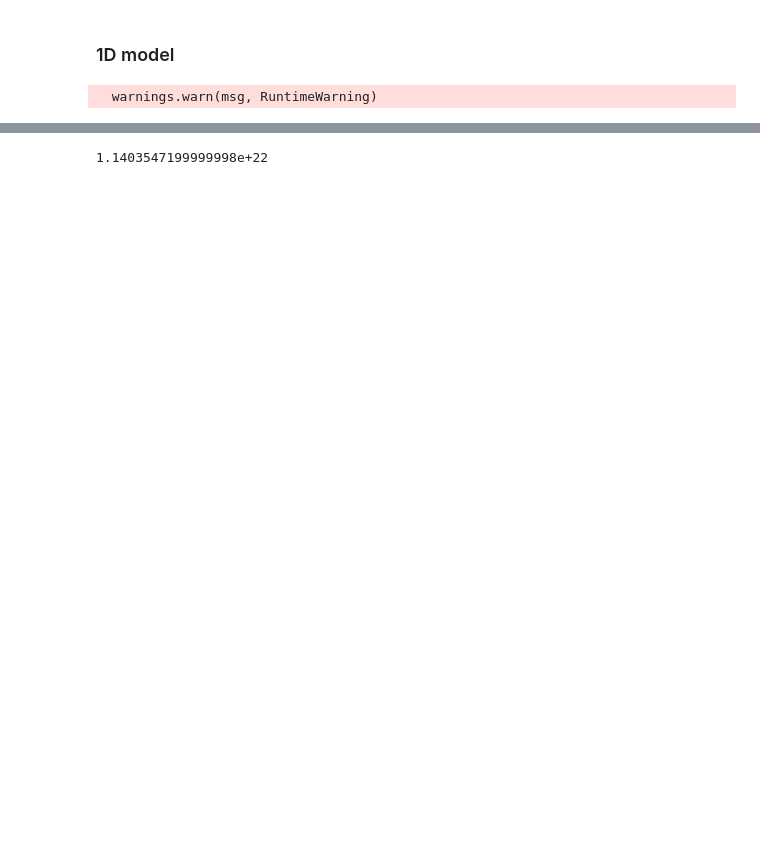
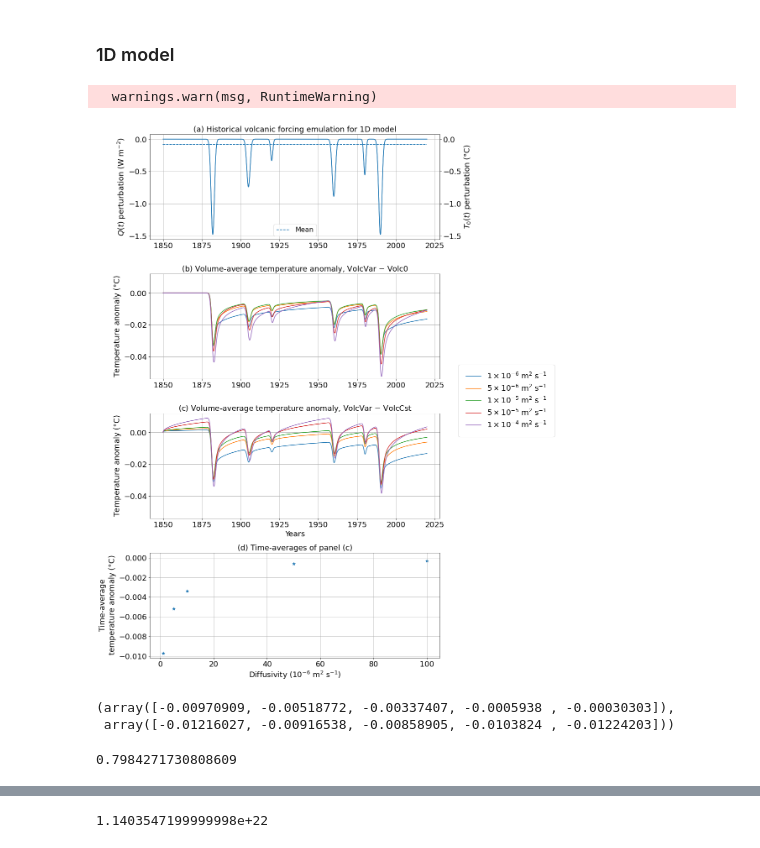
Before and after one commit to mpudig/HonoursThesis, a Jupyter notebook: Figure_code/Fig13.ipynb, the cells around one changed output, grey strips where cells are left out. Drawn from its saved outputs; the diff is of its cells as text; code cells hidden in the pictures; blank space fills up the shorter version.

```diff
--- a/Figure_code/Fig13.ipynb
+++ b/Figure_code/Fig13.ipynb
@@ -27,7 +27,7 @@ mu = 1/(5 * 365 * 86400)
 T_0 = 22.0 # Top temperature for initial condition
 T_b = 5.0 # Bottom temperature for initial condition (this warms up a bit during runs because of the no-flux at bottom condition)
 
-decrease_dz_factor = 0.5
+decrease_dz_factor = 1
 dt = decrease_dz_factor**2 * 10.0 * 86400 # units: s; decrease_dz_factor**2 in order to ensure numerical stability
 dz = decrease_dz_factor * 5.0 # units: m
 
@@ -234,11 +234,11 @@ def eqn(mu, kappa):
 # %%
 ### Run volcanic experiments for different kappas ###
 
-kappas = np.array([1e-6, 2.5e-6, 5e-6, 7.5e-6, 1e-5, 2.5e-5, 5e-5, 1e-4])
+kappas = np.array([1e-6, 5e-6, 1e-5, 5e-5, 1e-4])
 
 # N.B.: For the larger diffusivities to remain numerically stable, need to decrease dt to ensure the Von Neumann stability criterion
 
-spin_up = 500
+spin_up = 100
 years = 170
 
 OHC_volc_var_cont_kappas = []
@@ -265,7 +265,7 @@ def run_volcanos_kappa(dt, kappa):
     T0_cont = np.full_like(t, 0)
     Q_cont = np.full_like(t, 0)
 
-    volcanic_factor = 0.2 # To scale the 5 x volcanic forcing back to, e.g., 1 x volcanic forcing
+    volcanic_factor = 1 # To scale the 5 x volcanic forcing, e.g., 0.2 --> 1 x volcanic forcing
 
     T0_volc_var = volcanic_factor * (-2000*normal(t, 32, 1.5) \
                         - 1000*normal(t, 55, 1.5) \
@@ -338,11 +338,12 @@ fig = plt.figure(figsize=(12,20))
 fontsize=18
 
 ax = fig.add_subplot(4, 1, 1)
-ax.plot(1850 + t/360, Q_volc_var)
-ax.axhline(y=np.mean(Q_volc_var), xmin=0.045, xmax=1-0.045, linestyle='--', label='Mean')
+ax.plot(1850 + t/360, T0_volc_var)
+ax.axhline(y=np.mean(T0_volc_var), xmin=0.045, xmax=1-0.045, linestyle='--', label='Mean')
 ax.set_xlabel('',fontsize=18)
 ax.set_ylabel('$Q(t)$ perturbation (W m$^{-2})$',fontsize=fontsize)
-ax.set_title(r'(a) 5$\times$ historical volcanic forcing emulation for 1D model', fontsize=fontsize)
+# ax.set_title(r'(a) 5$\times$ historical volcanic forcing emulation for 1D model', fontsize=fontsize)
+ax.set_title(r'(a) Historical volcanic forcing emulation for 1D model', fontsize=fontsize)
 ax.tick_params(labelsize=fontsize)
 ax.grid()
 ax.legend(loc='lower center', fontsize=16)
@@ -358,14 +359,20 @@ ax2.tick_params(labelsize=fontsize)
 ymax = 0.012
 ymin = -0.054
 
+# kappa_labels = [r'$1 \times 10^{{-6}}$ m$^2$ s$^{-1}$',
+#                r'$2.5 \times 10^{{-6}}$ m$^2$ s$^{-1}$',
+#                r'$5 \times 10^{{-6}}$ m$^2$ s$^{-1}$',
+#                r'$7.5 \times 10^{{-6}}$ m$^2$ s$^{-1}$',
+#                r'$1 \times 10^{{-5}}$ m$^2$ s$^{-1}$',
+#                r'$2.5 \times 10^{{-5}}$ m$^2$ s$^{-1}$',
+#                r'$5 \times 10^{{-5}}$ m$^2$ s$^{-1}$',
+#                r'$1 \times 10^{{-4}}$ m$^2$ s$^{-1}$']
+
 kappa_labels = [r'$1 \times 10^{{-6}}$ m$^2$ s$^{-1}$',
-               r'$2.5 \times 10^{{-6}}$ m$^2$ s$^{-1}$',
                r'$5 \times 10^{{-6}}$ m$^2$ s$^{-1}$',
-               r'$7.5 \times 10^{{-6}}$ m$^2$ s$^{-1}$',
                r'$1 \times 10^{{-5}}$ m$^2$ s$^{-1}$',
-               r'$2.5 \times 10^{{-5}}$ m$^2$ s$^{-1}$',
                r'$5 \times 10^{{-5}}$ m$^2$ s$^{-1}$',
-               r'$1 \times 10^{{-4}}$ m$^2$ s$^{-1}$']
+                r'$1 \times 10^{{-4}}$ m$^2$ s$^{-1}$']
 
 ax = fig.add_subplot(4, 1, 2)
 for i in range(len(OHC_volc_var_cont_kappas)):
@@ -380,30 +387,41 @@ for i in range(len(OHC_volc_var_cont_kappas)):
 ax = fig.add_subplot(4, 1, 3)
 for i in range(len(OHC_volc_var_cst_kappas)):
     OHC_volc_var_cst_kappas[i].plot(ax=ax, label=kappa_labels[i])
     ax.set_title('(c) Volume-average temperature anomaly, VolcVar $-$ VolcCst', fontsize=fontsize)
     ax.set_xlabel('Years', fontsize=fontsize)
     ax.set_ylabel('Temperature anomaly ($\degree$C)', fontsize=fontsize)
     ax.tick_params(labelsize=fontsize)
     ax.grid(visible=True)
     ax.set_ylim(ymin, ymax)
     # ax.legend(fontsize=14, ncol=2, loc='lower center')
     ax.legend(fancybox=True, borderpad=1,bbox_to_anchor=(1.05, 1.12),loc = 'center left', fontsize=fontsize)
 
 ax = fig.add_subplot(4, 1, 4)
 OHC_volc_var_averages = np.array([OHC_volc_var_cst_kappas[i].mean(dim='time') for i in range(len(OHC_volc_var_cst_kappas))])# * 1.3e18 * 4000 * 1035 * 2
 ax.scatter(kappas/1e-6, OHC_volc_var_averages, s=50, marker='*', color='C0')
 ax.grid()
 ax.set_ylabel('Time-average\ntemperature anomaly ($\degree$C)', multialignment='center', fontsize=fontsize)
 ax.set_xlabel(r'Diffusivity ($10^{-6}$ m$^2$ s$^{-1}$)', fontsize=fontsize)
 ax.set_title('(d) Time-averages of panel (c)', fontsize=fontsize)
 ax.tick_params(labelsize=fontsize)
 ax.set_ylim(None, 0.0005)
 
 plt.subplots_adjust(left=0.1,
                     bottom=None,
                     right=0.9,
                     top=0.99,
                     wspace=None,
                     hspace=0.33)
 
 # plt.savefig('Fig13.pdf', bbox_inches='tight', dpi=300)
+# %% [output]
+[figure, added]
+# %%
+np.array([OHC_volc_var_cst_kappas[i].mean(dim='time') for i in range(len(kappas))]), np.array([OHC_volc_var_cont_kappas[i].mean(dim='time') for i in range(len(kappas))])
+# %% [output]
+(array([-0.00970909, -0.00518772, -0.00337407, -0.0005938 , -0.00030303]),
+ array([-0.01216027, -0.00916538, -0.00858905, -0.0103824 , -0.01224203]))
+# %%
+0.00970909 / 0.01216027
+# %% [output]
+0.7984271730808609
```
Also changed, not shown: parts of 1 cell of this notebook, 1 other file.
